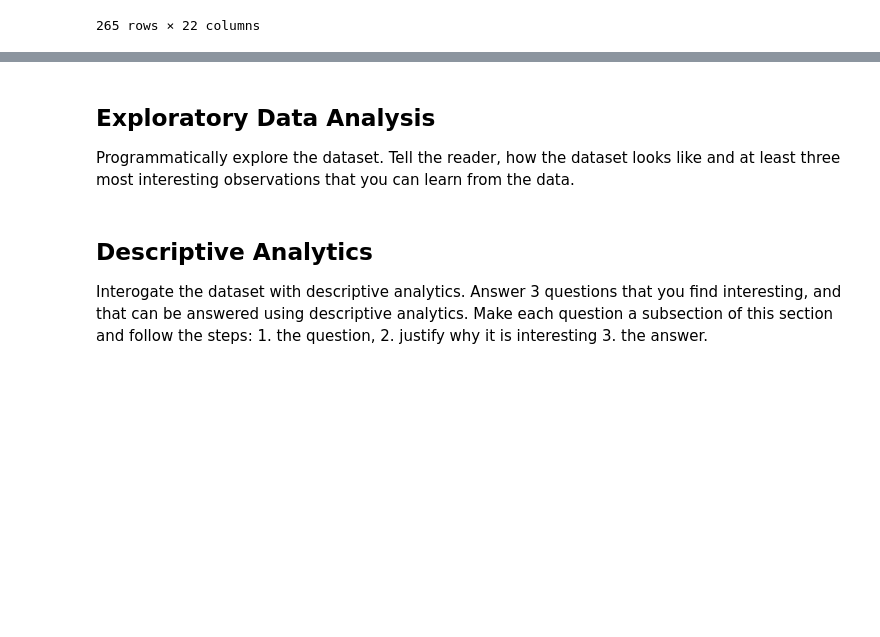
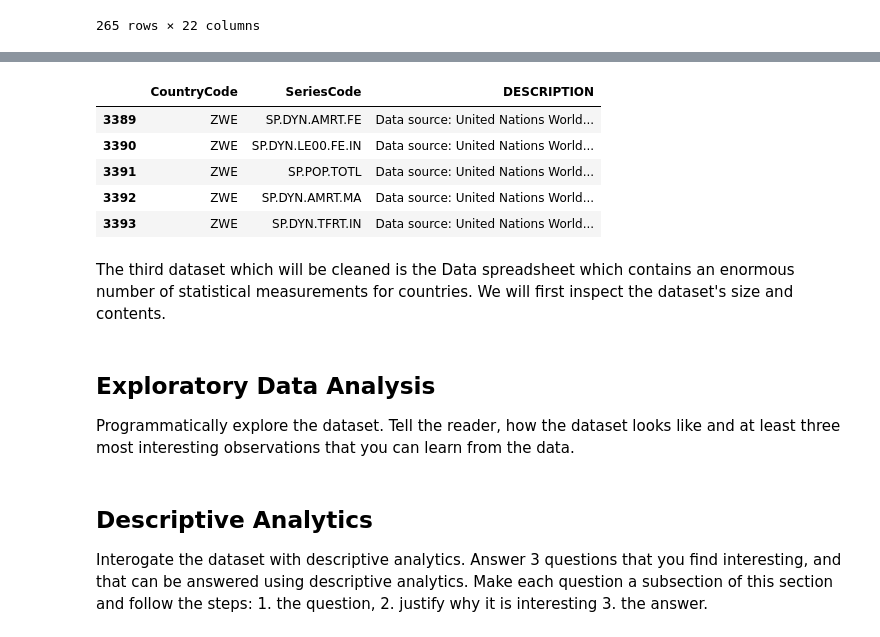
Before and after one commit to R-Bagala/Data-Science-Assignment-UoS, a Jupyter notebook: 3428295_CSCU9M3_TheAssignment_Aut26.ipynb, the cells around one changed output, grey strips where cells are left out. Cells and saved outputs as stored; diff of their text form; code cells hidden in the pictures; blank space fills up the shorter version.

```diff
--- a/3428295_CSCU9M3_TheAssignment_Aut26.ipynb
+++ b/3428295_CSCU9M3_TheAssignment_Aut26.ipynb
@@ -99,3 +119,15 @@ clean_country.drop_duplicates()
+# %%
+#The dataset now shows that the 4th column has been removed
+clean_country_series.head()
+# %% [output]
+|  | CountryCode | SeriesCode | DESCRIPTION |
+| 3389 | ZWE | SP.DYN.AMRT.FE | Data source: United Nations World... |
+| 3390 | ZWE | SP.DYN.LE00.FE.IN | Data source: United Nations World... |
+| 3391 | ZWE | SP.POP.TOTL | Data source: United Nations World... |
+| 3392 | ZWE | SP.DYN.AMRT.MA | Data source: United Nations World... |
+| 3393 | ZWE | SP.DYN.TFRT.IN | Data source: United Nations World... |
+# %% [markdown]
+The third dataset which will be cleaned is the Data spreadsheet which contains an enormous number of statistical measurements for countries. We will first inspect the dataset's size and contents.
 # %% [markdown]
 ## Exploratory Data Analysis
 Programmatically explore the dataset. Tell the reader, how the dataset looks like and at least three most interesting observations that you can learn from the data.
```
Also changed, not shown: parts of 6 cells of this notebook, 1 other file.
